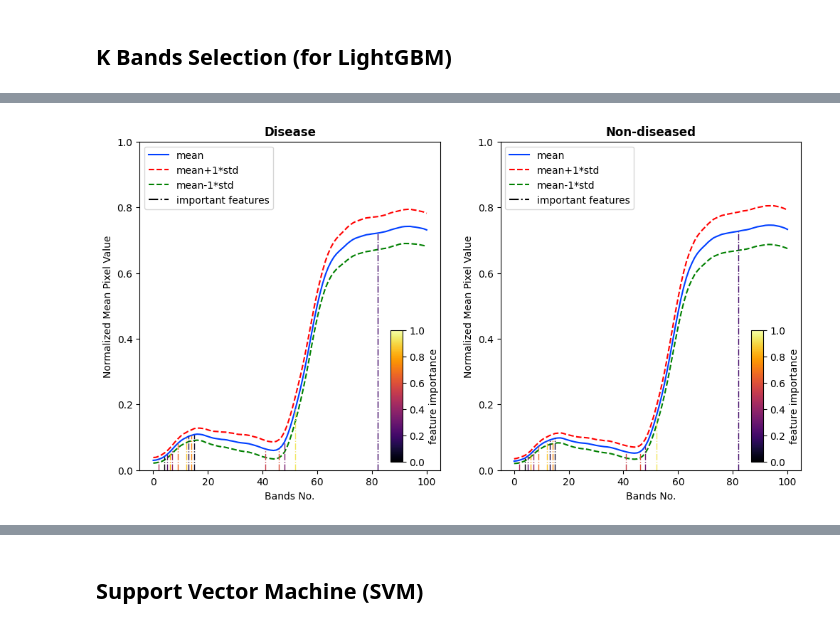
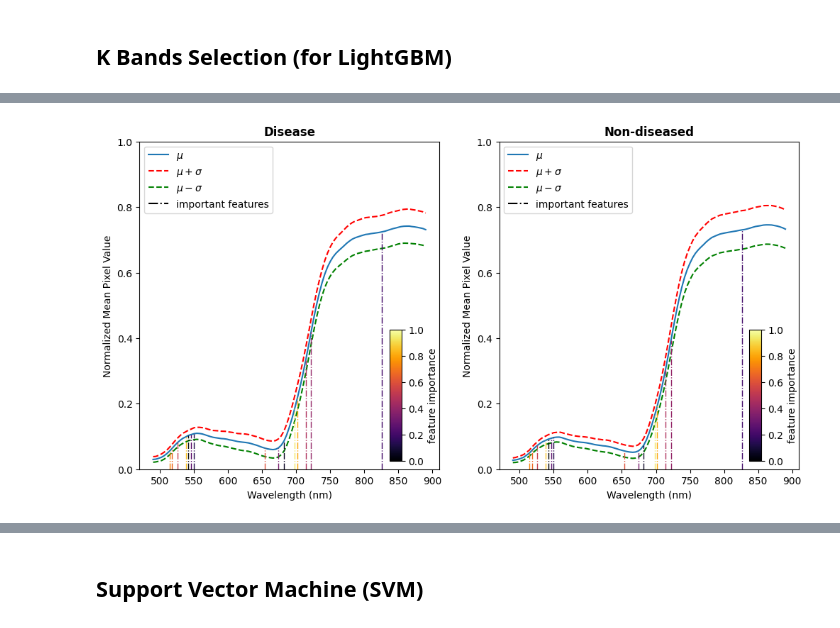
Before and after one commit to VanLinLin/Automated-Crop-Disease-Diagnosis-from-Hyperspectral-Imagery-3rd, a Jupyter notebook: ML_methods.ipynb, the cells around one changed output, grey strips where cells are left out. Cells and saved outputs as stored; diff of their text form; code cells hidden in the pictures.

Commit message:
update output files method

```diff
--- a/ML_methods.ipynb
+++ b/ML_methods.ipynb
@@ -141,14 +103,16 @@ params = {
     'metric': 'binary_logloss',
     'boosting': 'gbdt',
     'num_leaves': 30,
-    'learning_rate': 0.01,
+    'learning_rate': 0.015,
     'verbose': -1
 }
 
-model = lgb.train(params, train_data, valid_sets=[test_data], num_boost_round=500)
+model = lgb.train(params, train_data, valid_sets=[test_data], num_boost_round=300)
 
 y_pred = model.predict(X_test)
 y_pred_binary = [1 if x > 0.5 else 0 for x in y_pred]
 accuracy = accuracy_score(y_test, y_pred_binary)
 print(f'Accuracy: {accuracy:.2f}')
+
+output_csv(model, 'lightgbm_specinfo')
 # %% [output]
@@ -229,6 +249,7 @@ from matplotlib.lines import Line2D
 
 
 plt.figure(figsize=(12,6))
+mpl.rcParams.update(mpl.rcParamsDefault)
 
 df_d = df[df['label']==1].drop('label', axis=1)
 df_nd = df[df['label']==0].drop('label', axis=1)
@@ -240,46 +261,46 @@ ax = plt.subplot(1,2,1)
 for i in range(101):
    mean1.append(df_d[i].mean())
    std1.append(df_d[i].std())
-ax.plot(range(101), mean1, label='mean')
-ax.plot(range(101), list(map(add, mean1, std1)), 'r--', label='mean+1*std')
-ax.plot(range(101), list(map(add, mean1, list(map(neg, std1)))), 'g--', label='mean-1*std')
+ax.plot(range(490, 894, 4), mean1, label=r'$\mu$')
+ax.plot(range(490, 894, 4), list(map(add, mean1, std1)), 'r--', label=r'$\mu + \sigma$')
+ax.plot(range(490, 894, 4), list(map(add, mean1, list(map(neg, std1)))), 'g--', label=r'$\mu - \sigma$')
 ax.set_ylim([ymin, ymax])
 ax.set_title('Disease', fontweight='bold')
 ax.set_ylabel('Normalized Mean Pixel Value')
-ax.set_xlabel('Bands No.')
+ax.set_xlabel('Wavelength (nm)')
 for i, b in enumerate(gain_importance_df.sort_values(by='Gain', ascending=False)['Band No.'][:15]):
-   ax.axvline(b, linewidth=1, color=plt.cm.inferno((15-i-1)/15), ymax=mean1[b], linestyle='-.')
+   ax.axvline(b*4+490, linewidth=1, color=plt.cm.inferno((15-i-1)/15), ymax=mean1[b], linestyle='-.')
    # plt.text(b, mean1[b] + 0.02, f'{mean1[b]:.2f}', fontsize=8, color='black', ha='center')
 axins = inset_axes(plt.gca(), width="5%", height="40%", loc='lower right', bbox_to_anchor=(0.09, 0.01, 0.8, 1), bbox_transform=plt.gca().transAxes)
 sm = plt.cm.ScalarMappable(cmap='inferno', norm=plt.Normalize(vmin=0, vmax=1))
 plt.colorbar(sm, cax=axins, label='feature importance')
 feaimplb = Line2D([0], [0], label='important features', color='black', linestyle='-.')
 handles, labels = ax.get_legend_handles_labels()
 handles.append(feaimplb)
 ax.legend(handles=handles, loc='upper left')
 
 ax = plt.subplot(1,2,2)
 for i in range(101):
    mean0.append(df_nd[i].mean())
    std0.append(df_nd[i].std())
-ax.plot(range(101), mean0, label='mean')
-ax.plot(range(101), list(map(add, mean0, std0)), 'r--', label='mean+1*std')
-ax.plot(range(101), list(map(add, mean0, list(map(neg, std0)))), 'g--', label='mean-1*std')
+ax.plot(range(490, 894, 4), mean0, label=r'$\mu$')
+ax.plot(range(490, 894, 4), list(map(add, mean0, std0)), 'r--', label=r'$\mu + \sigma$')
+ax.plot(range(490, 894, 4), list(map(add, mean0, list(map(neg, std0)))), 'g--', label=r'$\mu - \sigma$')
 ax.set_ylim([ymin, ymax])
 ax.set_title('Non-diseased', fontweight='bold')
 ax.set_ylabel('Normalized Mean Pixel Value')
-ax.set_xlabel('Bands No.')
+ax.set_xlabel('Wavelength (nm)')
 for i, b in enumerate(gain_importance_df.sort_values(by='Gain', ascending=False)['Band No.'][:15]):
-   ax.axvline(b, linewidth=1, color=plt.cm.inferno((15-i-1)/15), ymax=mean0[b], linestyle='-.')
+   ax.axvline(b*4+490, linewidth=1, color=plt.cm.inferno((15-i-1)/15), ymax=mean0[b], linestyle='-.')
    # plt.text(b, mean0[b] + 0.02, f'{mean0[b]:.2f}', fontsize=8, color='black', ha='center', rotation=30)
 axins = inset_axes(plt.gca(), width="5%", height="40%", loc='lower right', bbox_to_anchor=(0.09, 0.01, 0.8, 1), bbox_transform=plt.gca().transAxes)
 sm = plt.cm.ScalarMappable(cmap='inferno', norm=plt.Normalize(vmin=0, vmax=1))
 feaimplb = Line2D([0], [0], label='important features', color='black', linestyle='-.')
 plt.colorbar(sm, cax=axins, label='feature importance')
 handles, labels = ax.get_legend_handles_labels()
 handles.append(feaimplb)
 ax.legend(handles=handles, loc='upper left')
 
 plt.show()
 # %% [output]
-[figure, old version]
+[figure, new version]
```
Also changed, not shown: parts of 15 cells of this notebook, 1 other file.
